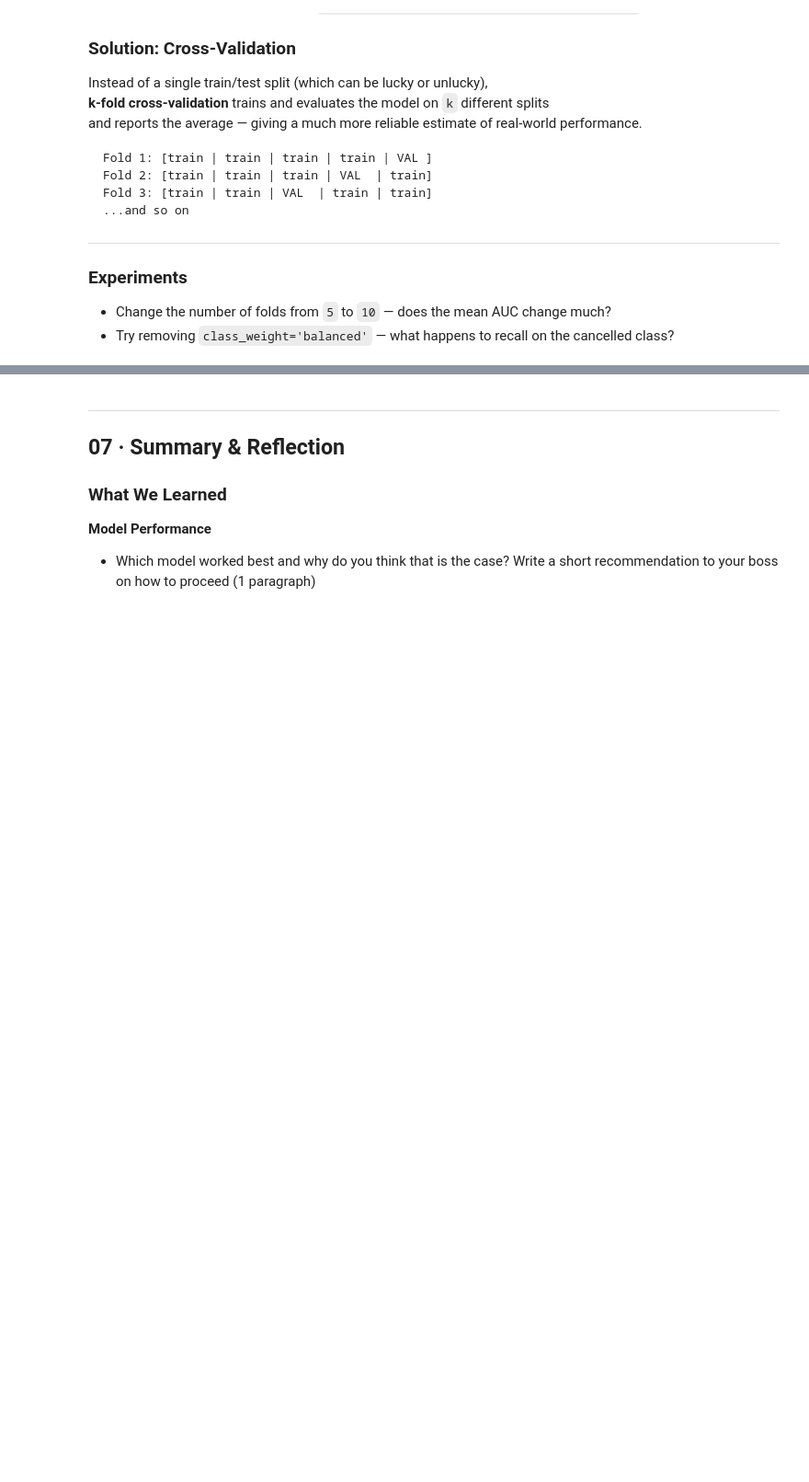
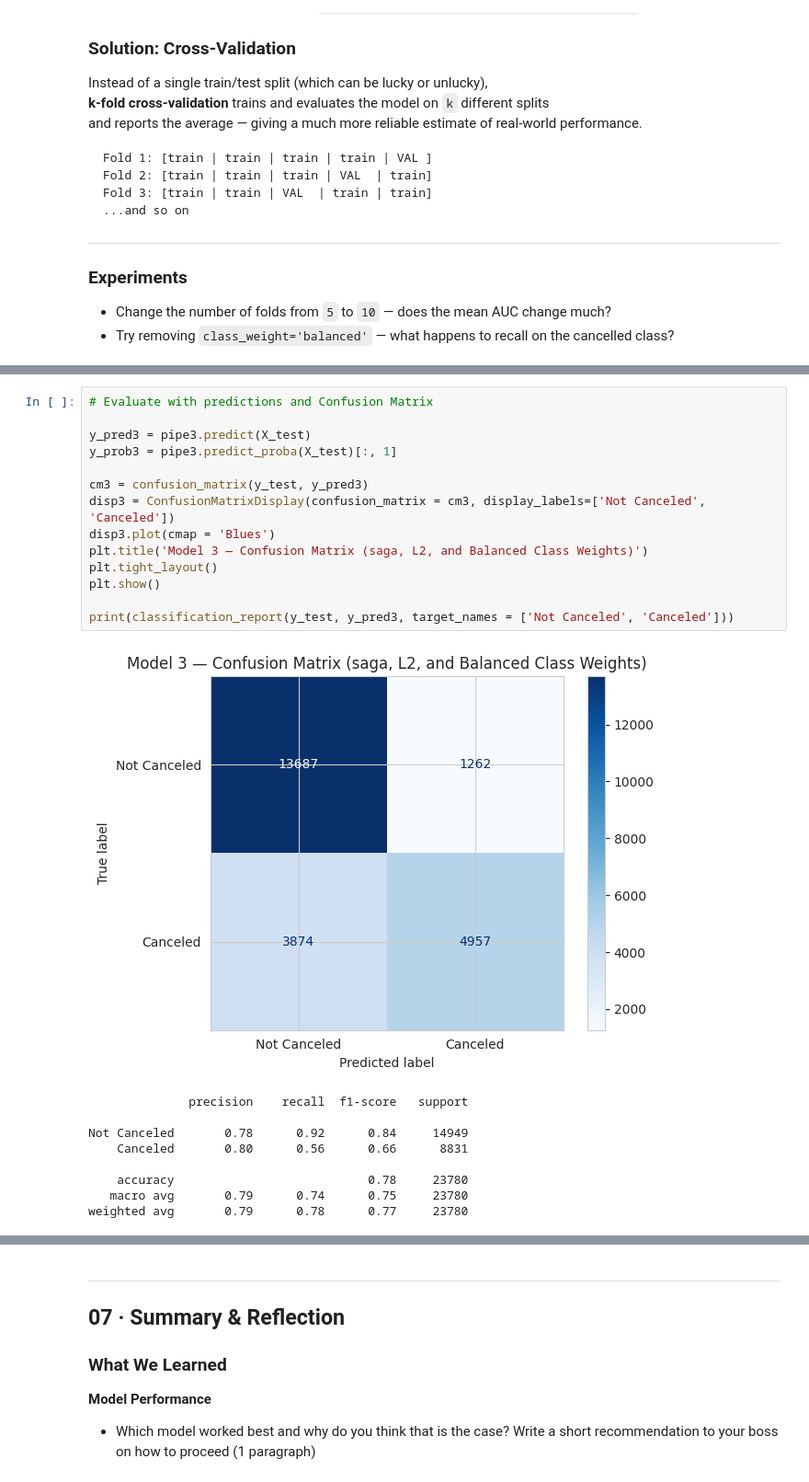
Before and after one commit to nhorton06/week_8, a Jupyter notebook: hotel_cancellation_lab.ipynb, the cells around one changed output, grey strips where cells are left out. Shown at 92% size. Saved outputs shown, nothing was run; the diff lists cells and outputs as text; blank space fills up the shorter version.

```diff
--- a/hotel_cancellation_lab.ipynb
+++ b/hotel_cancellation_lab.ipynb
@@ -371,0 +505,24 @@ Fold 3: [train | train | VAL  | train | train]
+# %%
+# Evaluate with predictions and Confusion Matrix
+
+y_pred3 = pipe3.predict(X_test)
+y_prob3 = pipe3.predict_proba(X_test)[:, 1]
+
+cm3 = confusion_matrix(y_test, y_pred3)
+disp3 = ConfusionMatrixDisplay(confusion_matrix = cm3, display_labels=['Not Canceled', 'Canceled'])
+disp3.plot(cmap = 'Blues')
+plt.title('Model 3 — Confusion Matrix (saga, L2, and Balanced Class Weights)')
+plt.tight_layout()
+plt.show()
+
+print(classification_report(y_test, y_pred3, target_names = ['Not Canceled', 'Canceled']))
+# %% [output]
+[figure, added]
+              precision    recall  f1-score   support
+
+Not Canceled       0.78      0.92      0.84     14949
+    Canceled       0.80      0.56      0.66      8831
+
+    accuracy                           0.78     23780
+   macro avg       0.79      0.74      0.75     23780
+weighted avg       0.79      0.78      0.77     23780
```
Also changed, not shown: parts of 16 cells of this notebook.
